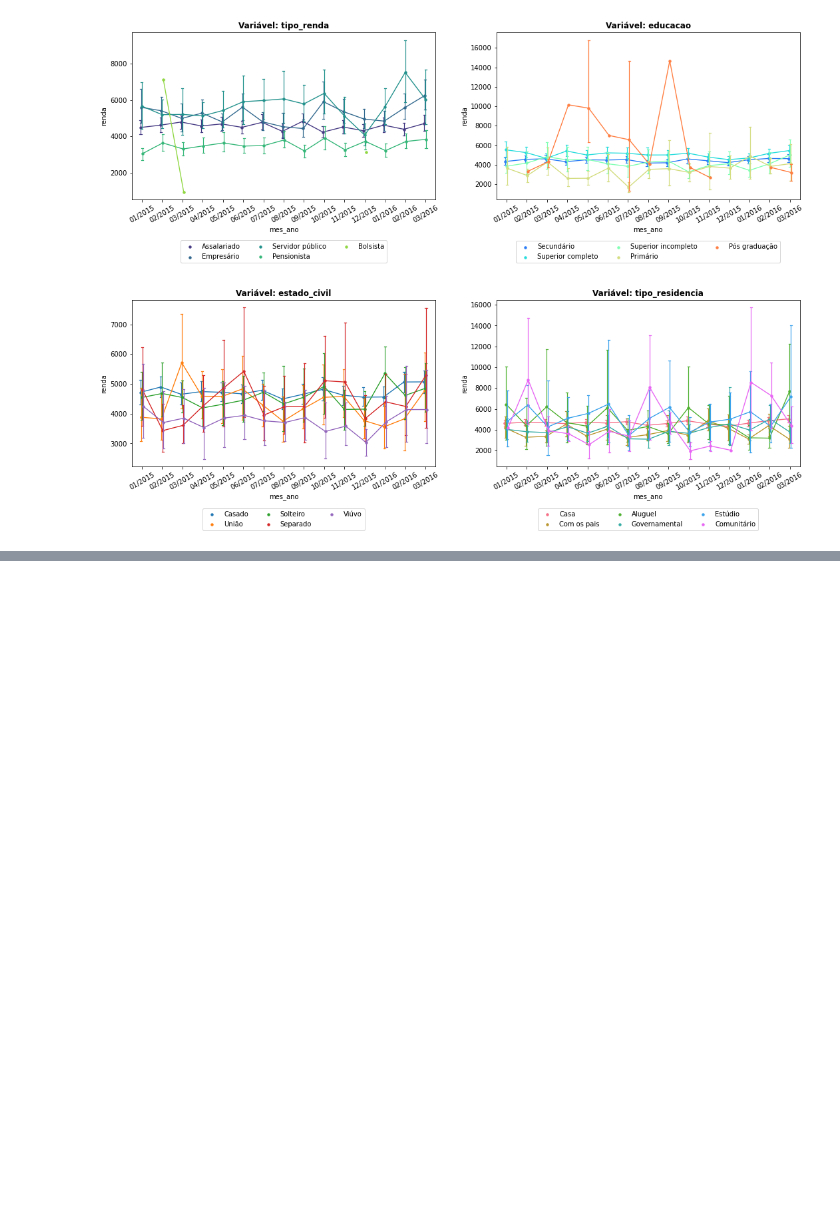
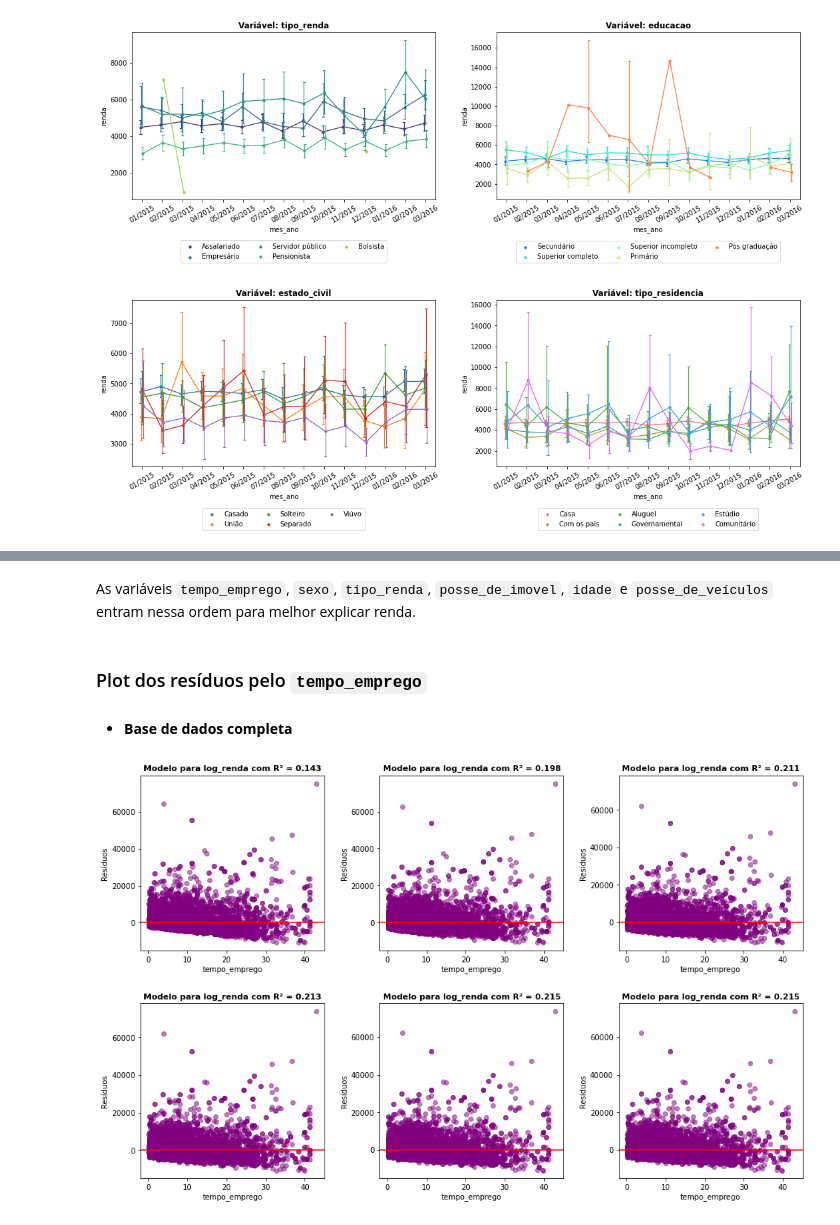
Before and after one commit to luizaires/Modelo-de-previsao-de-renda, a Jupyter notebook: Modelo_de_previsao_de_renda.ipynb, the cells around one changed output, grey strips where cells are left out. Cells and saved outputs as stored; diff of their text form; code cells hidden in the pictures; blank space fills up the shorter version.

Commit message:
Build a linear regression model to predict income

```diff
--- a/Modelo_de_previsao_de_renda.ipynb
+++ b/Modelo_de_previsao_de_renda.ipynb
@@ -567,0 +718,20 @@ Avaliando a média da renda no tempo para `estado_civil` e por `tipo_residencia`
+# %%
+import itertools
+def rstep(y: str, X: list, data: pd.DataFrame):
+    final_step_object = pd.DataFrame(columns = ['Predictors','R-Squared','AIC'])
+    for n_predictors in range(1, len(X)+1):
+        var_combinations = list(itertools.combinations(X, n_predictors))
+        formulas = []
+        list_predictors = []
+        for item in var_combinations:
+            predictors = [item[i] for i in range(len(item))]
+            list_predictors.append(predictors)
+            f = ' + '.join(predictors)
+            formulas.append(f)
+            models = [smf.ols(formula = f'{y} ~ {formula}', data = data).fit() for formula in formulas]
+            r2_list = [round(model.rsquared, 3) for model in models]
+            aic_list = [round(model.aic, 2) for model in models]
+            step_object = pd.DataFrame({'Predictors': list_predictors, 'R-Squared': r2_list, 'AIC': aic_list}) \
+                            .sort_values(by = 'AIC', ignore_index = True)
+        final_step_object = pd.concat([final_step_object, step_object.iloc[0:1]], ignore_index = True)
+    return final_step_object
@@ -567,0 +740,3 @@ Avaliando a média da renda no tempo para `estado_civil` e por `tipo_residencia`
+# %%
+result = rstep(y = 'renda', X = cols, data = df)
+result
@@ -567,0 +764,30 @@ Avaliando a média da renda no tempo para `estado_civil` e por `tipo_residencia`
+# %% [markdown]
+As variáveis `tempo_emprego`, `sexo`, `tipo_renda`, `posse_de_imovel`, `idade` e `posse_de_veículos` entram nessa ordem para melhor explicar renda.
+# %% [markdown]
+### Plot dos resíduos pelo  `tempo_emprego`
+# %%
+#Definindo uma função para plotagem dos gráficos de dispersão com configurações pré-definidas
+def plot_matrix_resid(nrow: int, ncol: int, x_name: str, target: str, models: list, data: pd.DataFrame,
+                      figsize = (14,10), wspace = 0.3, hspace = 0.3, color = 'purple'):
+    fig= plt.figure(figsize = figsize)
+    for i, model in enumerate(models):
+        ax = fig.add_subplot(nrow, ncol, i+1)
+        ax.scatter(data[x_name], model.resid, color = color, alpha = 0.5)
+        ax.axhline(y = 0, color = 'red')
+        ax.set(xlabel = f'{x_name}', ylabel = 'Resíduos')
+        ax.set_title(f'Modelo para {target} com R² = {model.rsquared:.3}', fontsize = 11, fontweight = 'bold')
+    plt.subplots_adjust(wspace = wspace, hspace = hspace)
+# %% [markdown]
+* **Base de dados completa**
+# %%
+formulas = [' + '.join(predictors) for predictors in list(result['Predictors'])]
+models = [smf.ols(f'renda ~ {formula}', data = df).fit() for formula in formulas]
+plot_matrix_resid(nrow = 2,
+                  ncol = 3,
+                  x_name = 'tempo_emprego',
+                  target = 'log_renda',
+                  models =models,
+                  data = df,
+                  figsize = (16, 10))
+# %% [output]
+[figure, added]
```
Also changed, not shown: parts of 26 cells of this notebook.
